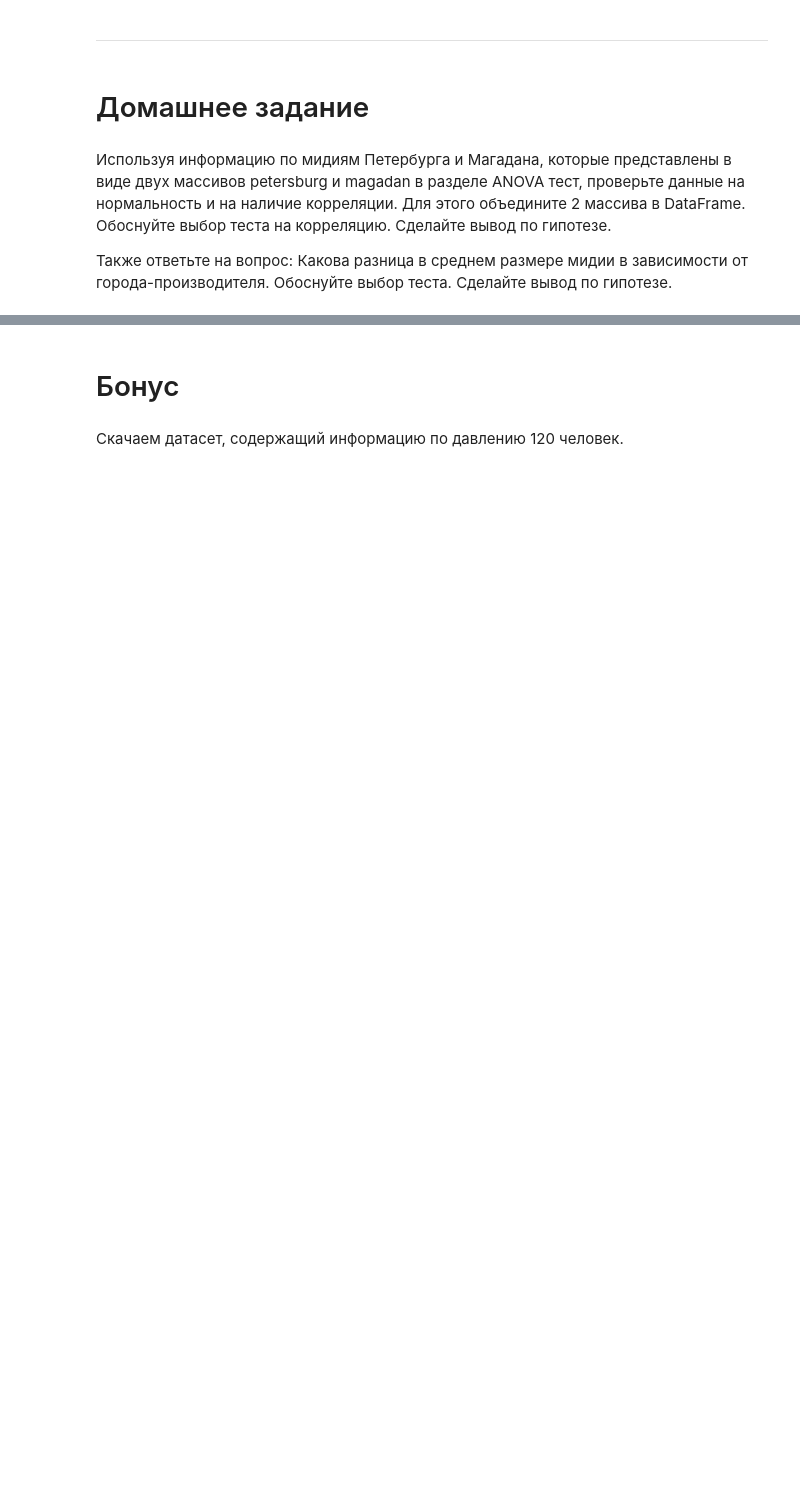
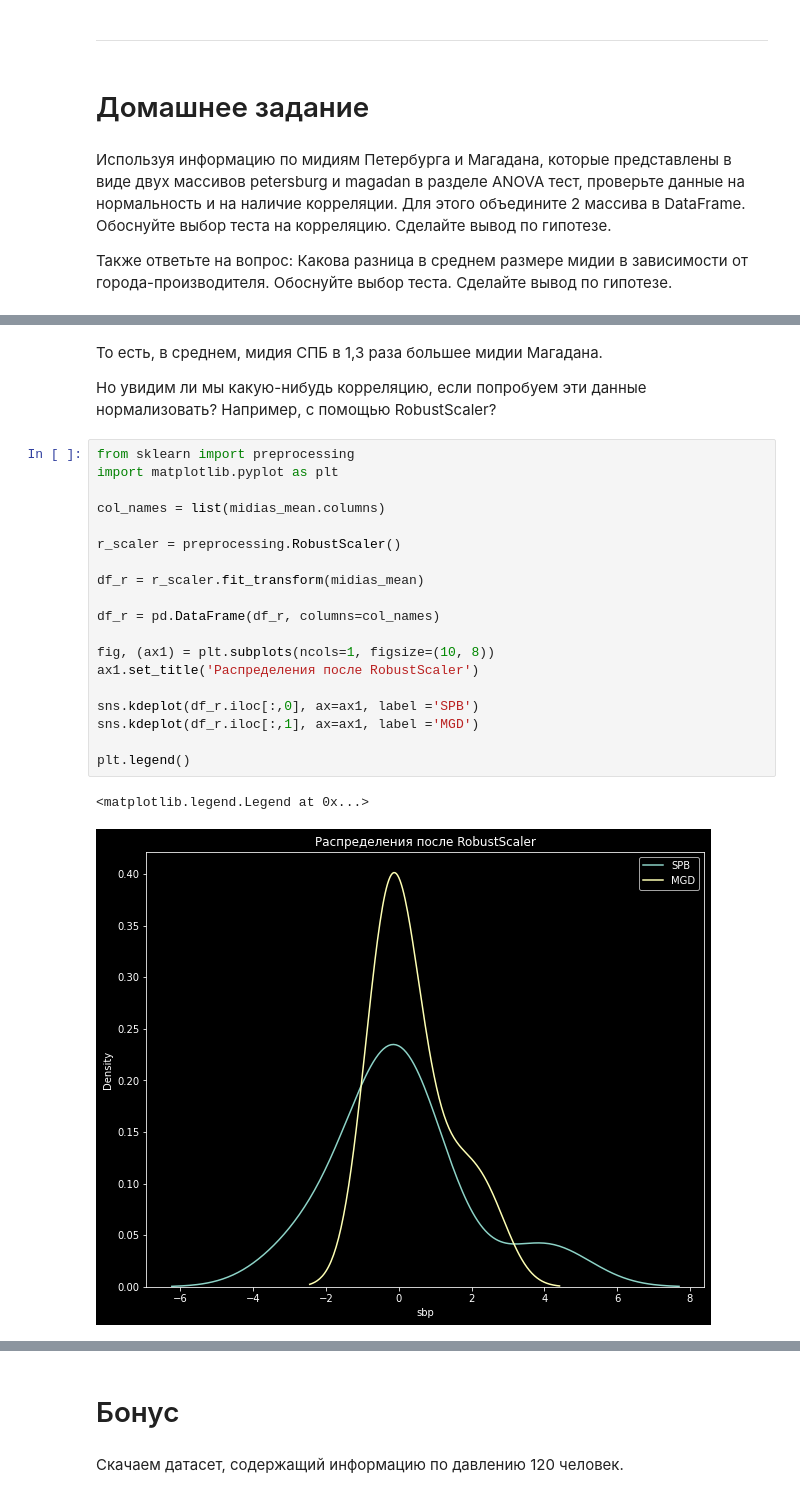
Before and after one commit to madskillskill/sf_data_science, a Jupyter notebook: EDA-4/stat-tests-eda-4.ipynb, the cells around one changed output, grey strips where cells are left out. Cells and saved outputs as stored; diff of their text form; blank space fills up the shorter version.

```diff
--- a/EDA-4/stat-tests-eda-4.ipynb
+++ b/EDA-4/stat-tests-eda-4.ipynb
@@ -175,0 +353,26 @@ display(midias_mean.mean(), midias_nan.mean())
+# %% [markdown]
+То есть, в среднем, мидия СПБ в 1,3 раза большее мидии Магадана.
+
+Но увидим ли мы какую-нибудь корреляцию, если попробуем эти данные нормализовать? Например, с помощью RobustScaler?
+# %%
+from sklearn import preprocessing
+import matplotlib.pyplot as plt
+
+col_names = list(midias_mean.columns)
+
+r_scaler = preprocessing.RobustScaler()
+
+df_r = r_scaler.fit_transform(midias_mean)
+
+df_r = pd.DataFrame(df_r, columns=col_names)
+
+fig, (ax1) = plt.subplots(ncols=1, figsize=(10, 8))
+ax1.set_title('Распределения после RobustScaler')
+
+sns.kdeplot(df_r.iloc[:,0], ax=ax1, label ='SPB')
+sns.kdeplot(df_r.iloc[:,1], ax=ax1, label ='MGD')
+
+plt.legend()
+# %% [output]
+<matplotlib.legend.Legend at 0x...>
+[figure, added]
```
Also changed, not shown: parts of 38 cells of this notebook, 6 other files.
